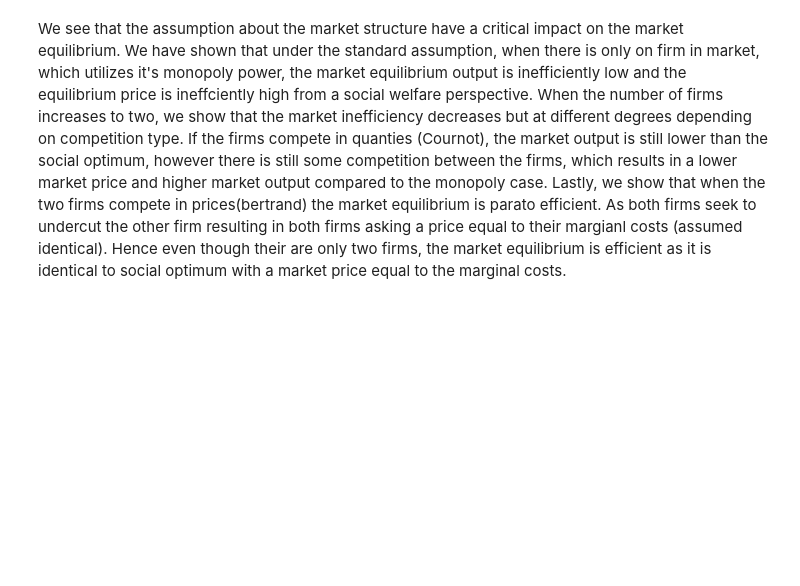
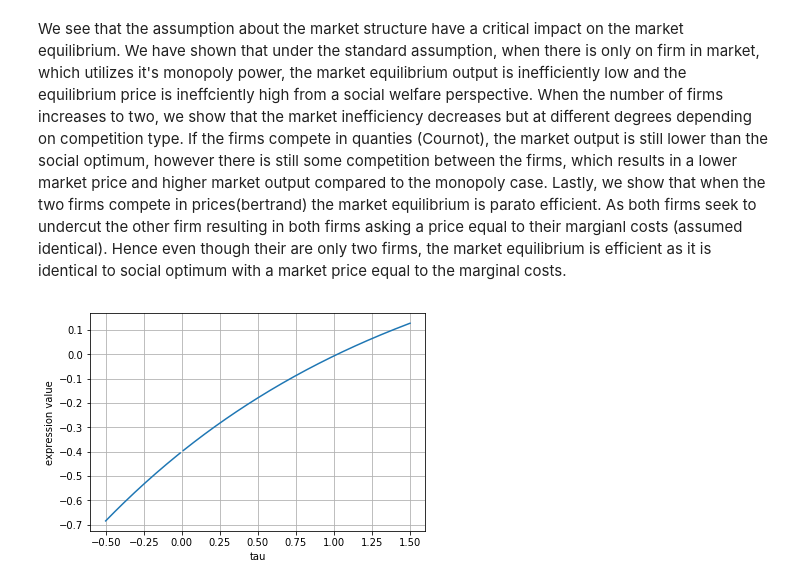
Before and after one commit to NumEconCopenhagen/projects-2019-peter-larsens-kaffe-m-havre, a Jupyter notebook: modelproject/Ligevægt.ipynb, the cells around one changed output. Cells and saved outputs as stored; diff of their text form; code cells hidden in the pictures; blank space fills up the shorter version.

```diff
--- a/modelproject/Ligevægt.ipynb
+++ b/modelproject/Ligevægt.ipynb
@@ -206,3 +231,34 @@ The equilibrium price under Cournot competition with f = 0.1 equals: 0.333333333
 # Conclusion
 # %% [markdown]
 We see that the assumption about the market structure have a critical impact on the market equilibrium. We have shown that under the standard assumption, when there is only on firm in market, which utilizes it's monopoly power, the market equilibrium output is inefficiently low and the equilibrium price is ineffciently high from a social welfare perspective. When the number of firms increases to two, we show that the market inefficiency decreases but at different degrees depending on competition type. If the firms compete in quanties (Cournot), the market output is still lower than the social optimum, however there is still some competition between the firms, which results in a lower market price and higher market output compared to the monopoly case. Lastly, we show that when the two firms compete in prices(bertrand) the market equilibrium is parato efficient. As both firms seek to undercut the other firm resulting in both firms asking a price equal to their margianl costs (assumed identical). Hence even though their are only two firms, the market equilibrium is efficient as it is identical to social optimum with a market price equal to the marginal costs.
+# %%
+import numpy as np
+import matplotlib.pyplot as plt
+from scipy.optimize import fsolve
+
+# Define the expression whose roots we want to find
+
+a = 0.5
+R = 1.6
+
+func = lambda tau : R - ((1.0 - np.exp(-tau))/(1.0 - np.exp(-a*tau)))
+
+# Plot it
+
+tau = np.linspace(-0.5, 1.5, 201)
+
+plt.plot(tau, func(tau))
+plt.xlabel("tau")
+plt.ylabel("expression value")
+plt.grid()
+plt.show()
+
+# Use the numerical solver to find the roots
+
+#tau_initial_guess = 0.5
+#tau_solution = fsolve(func, tau_initial_guess)
+
+#print("The solution is tau = %f" % tau_solution)
+#print("at which the value of the expression is %f" % func(tau_solution))
+# %% [output]
+[figure, added]
```
Also changed, not shown: parts of 3 cells of this notebook.
